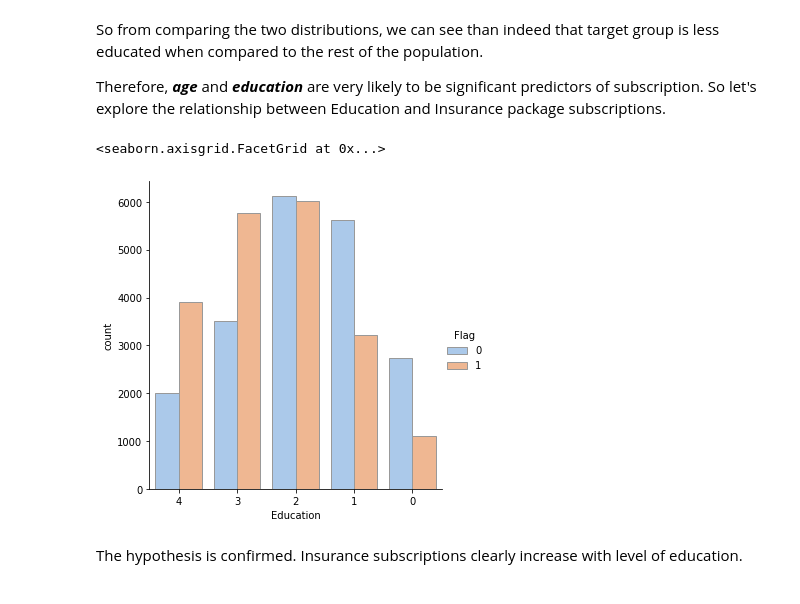
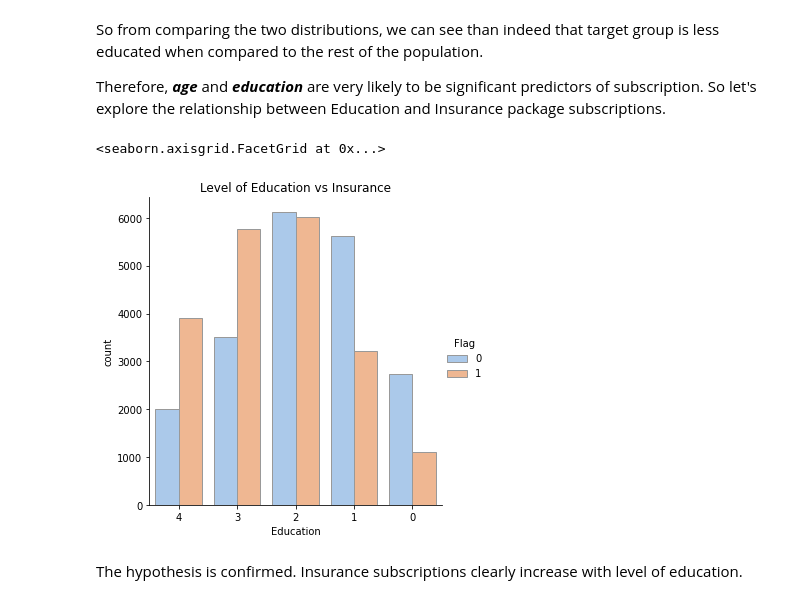
Before and after one commit to Yakunat/R-u-ready, a Jupyter notebook: DataminingAssignment.ipynb, the cells around one changed output. Saved outputs shown, nothing was run; the diff lists cells and outputs as text; code cells hidden in the pictures.

```diff
--- a/DataminingAssignment.ipynb
+++ b/DataminingAssignment.ipynb
@@ -270,11 +270,11 @@ Therefore, ***age*** and ***education*** are very likely to be significant predi
 # %%
 sns.catplot(
     data=data, x="Education", hue="Flag", kind="count",
     palette="pastel", edgecolor=".6",
-)
+).set(title="Level of Education vs Insurance")
 # %% [output]
 <seaborn.axisgrid.FacetGrid at 0x...>
-[figure, old version]
+[figure, new version]
 # %% [markdown]
 The hypothesis is confirmed. Insurance subscriptions clearly increase with level of education.
 # %% [markdown]
```
Also changed, not shown: parts of 15 cells of this notebook.
